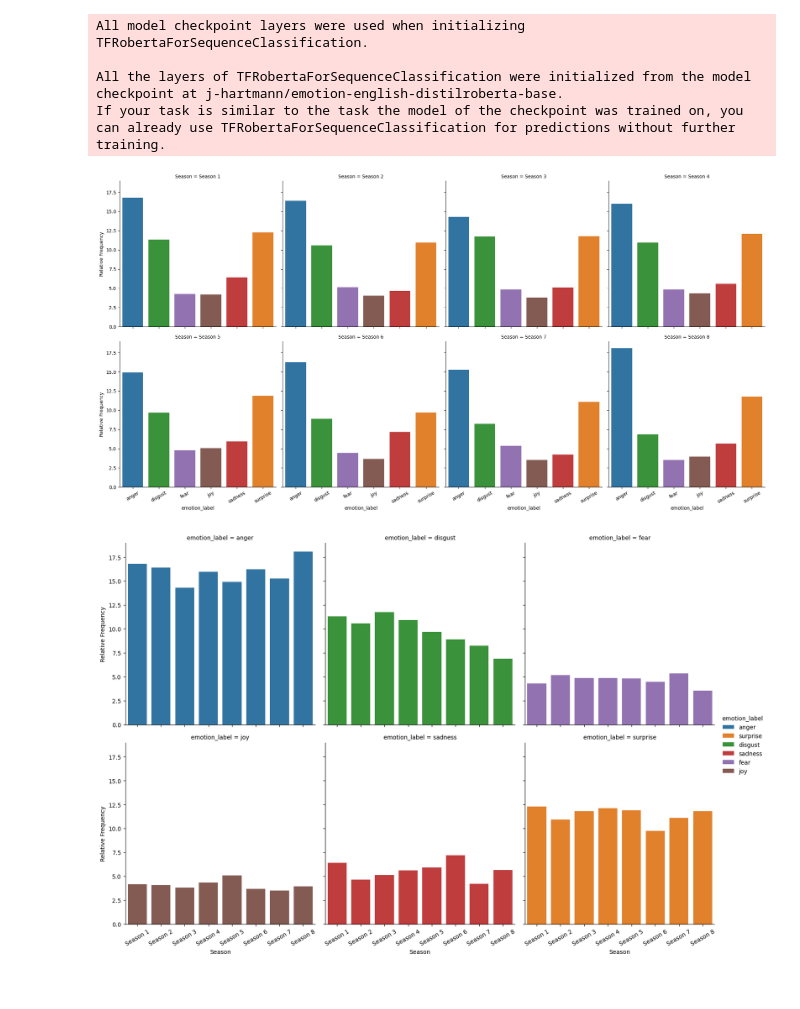
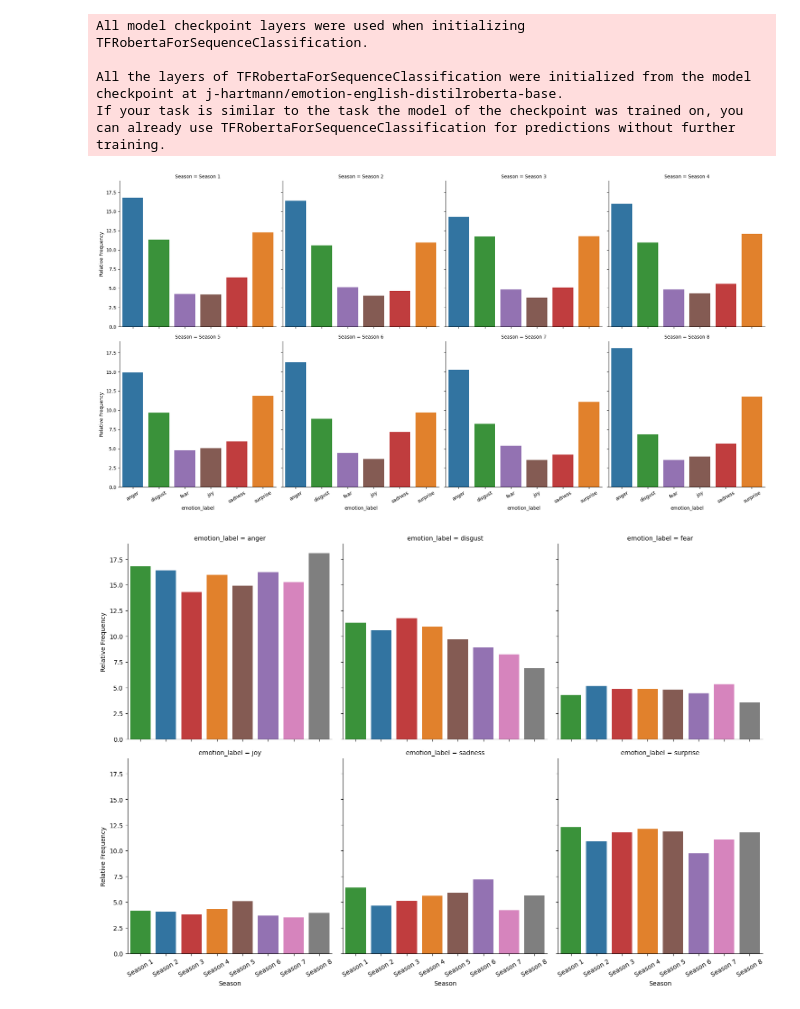
Before and after one commit to lrahbek/cds-lang-assignments, a Jupyter notebook: assignment-4/src/a4_notes.ipynb, the cells around one changed output. Saved outputs shown, nothing was run; the diff lists cells and outputs as text; code cells hidden in the pictures.

```diff
--- a/assignment-4/src/a4_notes.ipynb
+++ b/assignment-4/src/a4_notes.ipynb
@@ -135,5 +73,31 @@ def plot_emotions(data_counts, neutral):
+# %%
+def bar_plot(data, xcol, subsep, suborder, xorder, neut, subcols):
+    g = sns.catplot(data,
+                    x= xcol,
+                    y = "Relative Frequency",
+                    hue = xcol,
+                    col = subsep,
+                    kind = "bar",
+                    col_wrap = subcols,
+                    col_order = suborder,
+                    fill = True,
+                    order = xorder)
+    g.set_xticklabels(labels=xorder, rotation=30)
+    plt.savefig(f"../out/{subsep}_subplot_{neut}.png")
+# %%
+def plot_emotions(dataframe, neut):
+    seasons =  ["Season 1", "Season 2", "Season 3", "Season 4", "Season 5", "Season 6", "Season 7", "Season 8"]
+    if neut == "w_neut":
+        emotions_w_neut = ["anger", "disgust", "fear", "joy", "neutral", "sadness", "surprise"]
+        bar_plot(dataframe, "emotion_label", "Season", seasons, emotions_w_neut, neut, 4)
+        bar_plot(dataframe, "Season", "emotion_label", emotions_w_neut, seasons, neut, 4)
+    elif neut == "rm_neut":
+        dataframe_rm_neut = dataframe[dataframe["emotion_label"] != "neutral"]
+        emotions_rm_neut = ["anger", "disgust", "fear", "joy", "sadness", "surprise"]
+        bar_plot(dataframe_rm_neut, "emotion_label", "Season", seasons, emotions_rm_neut, neut, 4)
+        bar_plot(dataframe_rm_neut, "Season", "emotion_label", emotions_rm_neut, seasons, neut, 3)
 # %%
-plot_emotions(data_counts, "remove_neutral")
+plot_emotions(data_counts, "rm_neut")
 # %% [output]
 [figure]
-[figure, old version]
+[figure, new version]
```
Also changed, not shown: parts of 16 cells of this notebook, 15 other files.
